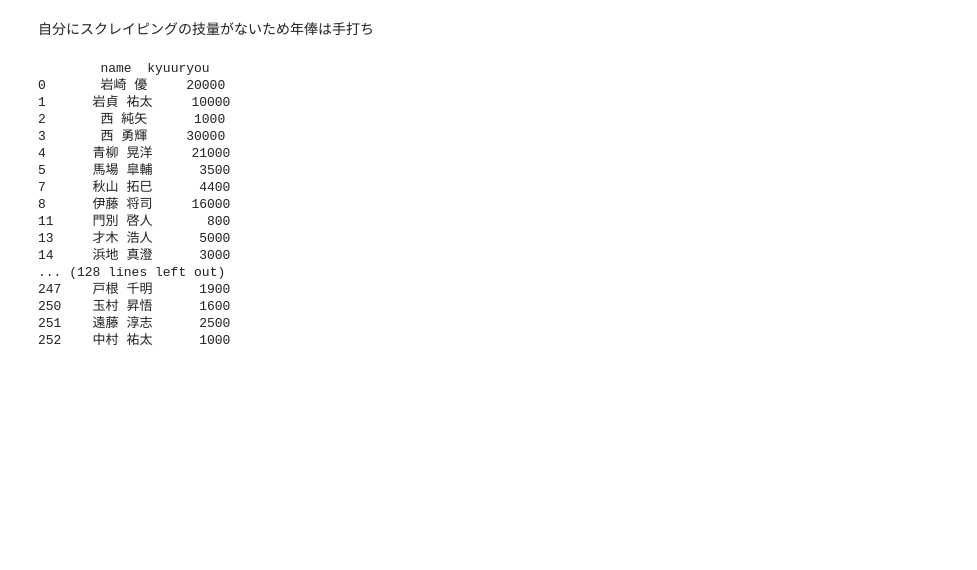
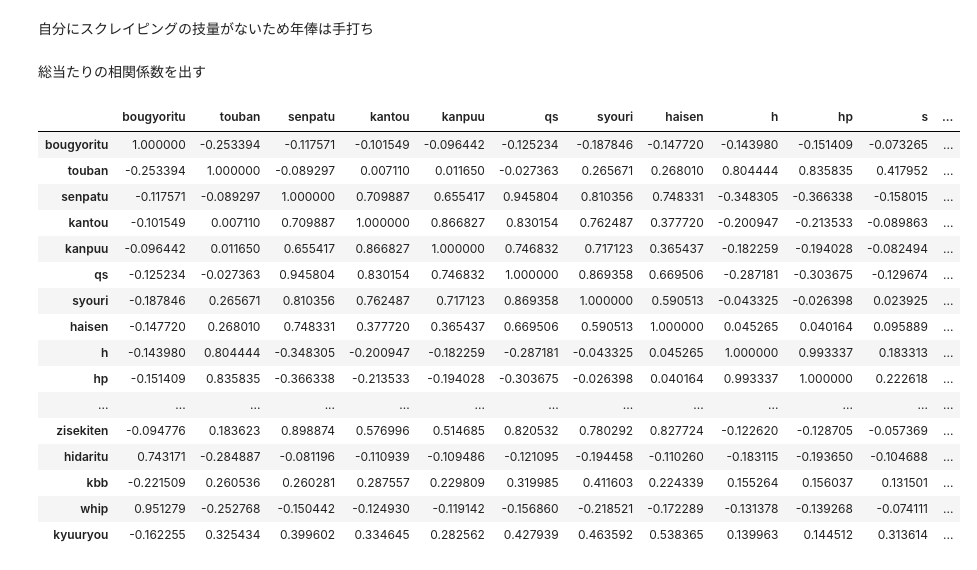
Before and after one commit to kurodaakito/msp_final, a Jupyter notebook: Untitled-1.ipynb, the cells around one changed output. Drawn from its saved outputs; the diff is of its cells as text; code cells hidden in the pictures; blank space fills up the shorter version.

```diff
--- a/Untitled-1.ipynb
+++ b/Untitled-1.ipynb
@@ -163,23 +216,3 @@ list_2=[20000,10000,1000,30000,21000,3500,4400,16000,800,5000,3000,3200,6700,480
 df=df.assign(kyuuryou=list_2)
 # %% [markdown]
 自分にスクレイピングの技量がないため年俸は手打ち
-# %%
-print(df[['name', 'kyuuryou']])
-# %% [output]
-        name  kyuuryou
-0       岩崎 優     20000
-1      岩貞 祐太     10000
-2       西 純矢      1000
-3       西 勇輝     30000
-4      青柳 晃洋     21000
-5      馬場 皐輔      3500
-7      秋山 拓巳      4400
-8      伊藤 将司     16000
-11     門別 啓人       800
-13     才木 浩人      5000
-14     浜地 真澄      3000
-... (128 lines left out)
-247    戸根 千明      1900
-250    玉村 昇悟      1600
-251    遠藤 淳志      2500
-252    中村 祐太      1000
@@ -186,2 +221,22 @@ print(df[['name', 'kyuuryou']])
+# %% [markdown]
+総当たりの相関係数を出す
 # %%
-df
+df.corr()
+# %% [output]
+|  | bougyoritu | touban | senpatu | kantou | kanpuu | qs | syouri | haisen | h | hp | s | ... |
+| bougyoritu | 1.000000 | -0.253394 | -0.117571 | -0.101549 | -0.096442 | -0.125234 | -0.187846 | -0.147720 | -0.143980 | -0.151409 | -0.073265 | ... |
+| touban | -0.253394 | 1.000000 | -0.089297 | 0.007110 | 0.011650 | -0.027363 | 0.265671 | 0.268010 | 0.804444 | 0.835835 | 0.417952 | ... |
+| senpatu | -0.117571 | -0.089297 | 1.000000 | 0.709887 | 0.655417 | 0.945804 | 0.810356 | 0.748331 | -0.348305 | -0.366338 | -0.158015 | ... |
+| kantou | -0.101549 | 0.007110 | 0.709887 | 1.000000 | 0.866827 | 0.830154 | 0.762487 | 0.377720 | -0.200947 | -0.213533 | -0.089863 | ... |
+| kanpuu | -0.096442 | 0.011650 | 0.655417 | 0.866827 | 1.000000 | 0.746832 | 0.717123 | 0.365437 | -0.182259 | -0.194028 | -0.082494 | ... |
+| qs | -0.125234 | -0.027363 | 0.945804 | 0.830154 | 0.746832 | 1.000000 | 0.869358 | 0.669506 | -0.287181 | -0.303675 | -0.129674 | ... |
+| syouri | -0.187846 | 0.265671 | 0.810356 | 0.762487 | 0.717123 | 0.869358 | 1.000000 | 0.590513 | -0.043325 | -0.026398 | 0.023925 | ... |
+| haisen | -0.147720 | 0.268010 | 0.748331 | 0.377720 | 0.365437 | 0.669506 | 0.590513 | 1.000000 | 0.045265 | 0.040164 | 0.095889 | ... |
+| h | -0.143980 | 0.804444 | -0.348305 | -0.200947 | -0.182259 | -0.287181 | -0.043325 | 0.045265 | 1.000000 | 0.993337 | 0.183313 | ... |
+| hp | -0.151409 | 0.835835 | -0.366338 | -0.213533 | -0.194028 | -0.303675 | -0.026398 | 0.040164 | 0.993337 | 1.000000 | 0.222618 | ... |
+| ... | ... | ... | ... | ... | ... | ... | ... | ... | ... | ... | ... | ... |
+| zisekiten | -0.094776 | 0.183623 | 0.898874 | 0.576996 | 0.514685 | 0.820532 | 0.780292 | 0.827724 | -0.122620 | -0.128705 | -0.057369 | ... |
+| hidaritu | 0.743171 | -0.284887 | -0.081196 | -0.110939 | -0.109486 | -0.121095 | -0.194458 | -0.110260 | -0.183115 | -0.193650 | -0.104688 | ... |
+| kbb | -0.221509 | 0.260536 | 0.260281 | 0.287557 | 0.229809 | 0.319985 | 0.411603 | 0.224339 | 0.155264 | 0.156037 | 0.131501 | ... |
+| whip | 0.951279 | -0.252768 | -0.150442 | -0.124930 | -0.119142 | -0.156860 | -0.218521 | -0.172289 | -0.131378 | -0.139268 | -0.074111 | ... |
+| kyuuryou | -0.162255 | 0.325434 | 0.399602 | 0.334645 | 0.282562 | 0.427939 | 0.463592 | 0.538365 | 0.139963 | 0.144512 | 0.313614 | ... |
```
Also changed, not shown: parts of 48 cells of this notebook, 1 other file.
